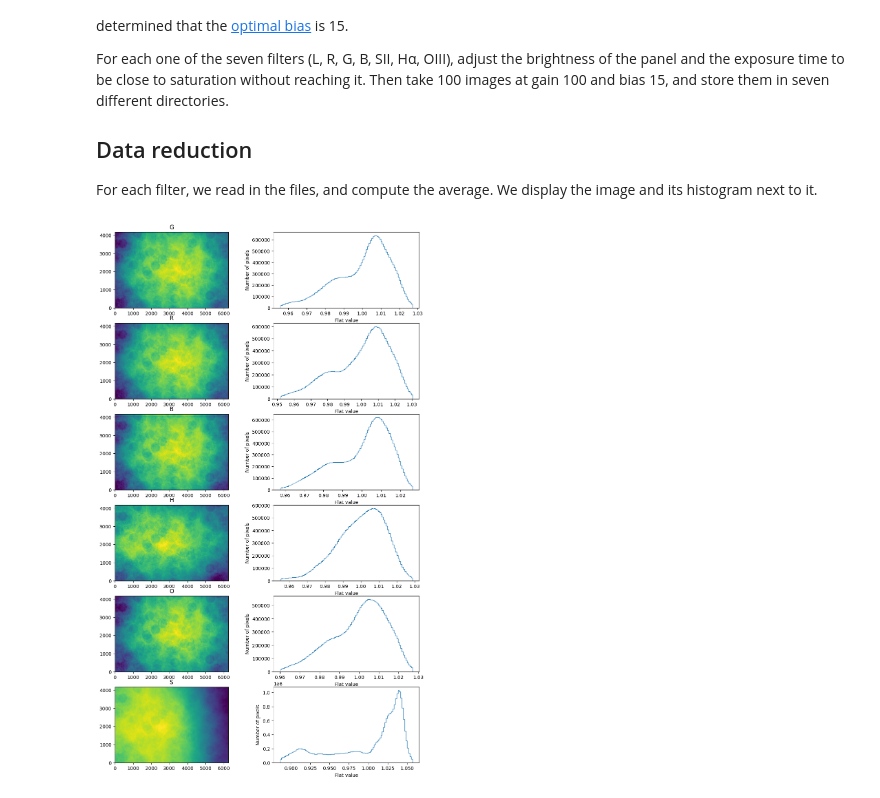
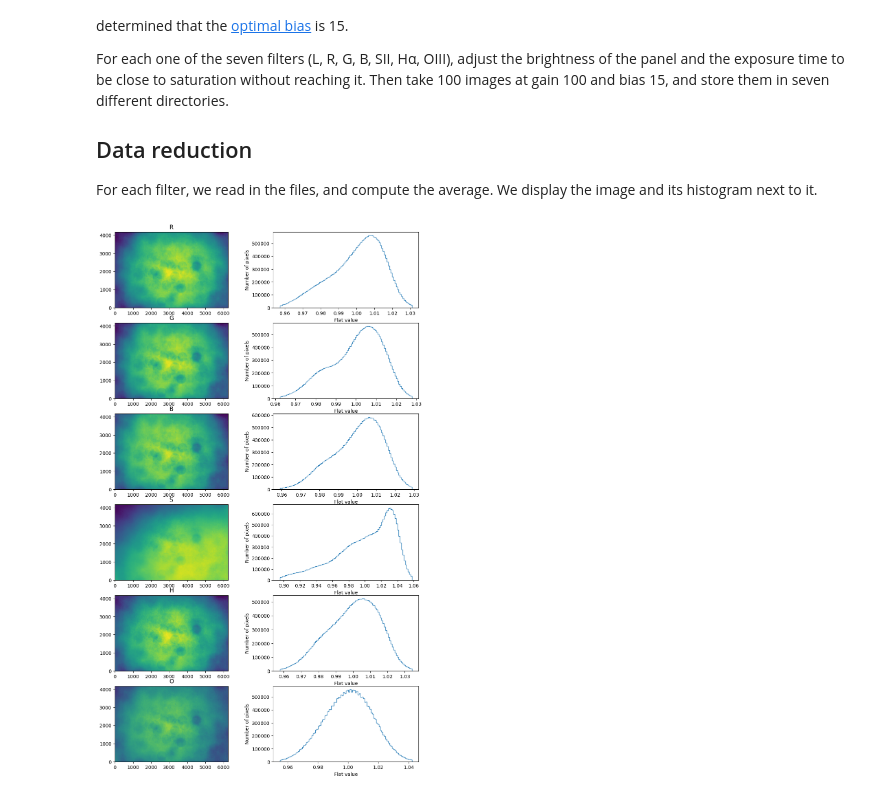
Before and after one commit to frederic-auchere/OHP, a Jupyter notebook: flats.ipynb, the cells around one changed output. Cells and saved outputs as stored; diff of their text form; code cells hidden in the pictures.

```diff
--- a/flats.ipynb
+++ b/flats.ipynb
@@ -27,42 +27,44 @@ from astropy.visualization import ImageNormalize, LinearStretch, PercentileInter
 import matplotlib.pyplot as plt
 
 # Replace by your directory
-paths = [r'E:\ASI2600MM\20230725\Flats\100\G',
-         r'E:\ASI2600MM\20230725\Flats\100\R',
-         r'E:\ASI2600MM\20230725\Flats\100\B',
-         r'E:\ASI2600MM\20230725\Flats\100\H',
-         r'E:\ASI2600MM\20230725\Flats\100\O',
-         r'E:\ASI2600MM\20230725\Flats\100\S',]
 
-dark = fits.getdata(r"C:\EOS6D\bias\asi2600mm_dark_iso100_t-5.400_0.00s_2023-07-15.fits")
+
+paths = [r'C:\Users\fauchere\Pictures\ASI2600MM\20260720\FLAT\R',
+         r'C:\Users\fauchere\Pictures\ASI2600MM\20260720\FLAT\G',
+         r'C:\Users\fauchere\Pictures\ASI2600MM\20260720\FLAT\B',
+         r'C:\Users\fauchere\Pictures\ASI2600MM\20260720\FLAT\S',
+         r'C:\Users\fauchere\Pictures\ASI2600MM\20260720\FLAT\H',
+         r'C:\Users\fauchere\Pictures\ASI2600MM\20260720\FLAT\O']
+
+dark = fits.getdata(r"C:\EOS6D\bias\ASI2600MM_dark_iso100_t-5.000_0.00s_2026-07-20_sigma_clip.fits")
 
 fix, axes = plt.subplots(len(paths), 2, figsize=(12, 20))
 
 flat_frames = []  # used to save the stacked flat frames
 base_headers = []  # used to save one header for later
 for i, path in enumerate(paths):
         files = glob.glob(os.path.join(path, '*.fits'))
 
         # Averages the flat frames
         flat_frame = 0.0
         for f in tqdm(files):
             flat_frame = flat_frame + fits.getdata(f)
         flat_frame = flat_frame / len(files)
         flat_frame = flat_frame - dark
         # Normalize to the mean
         flat_frame /= np.mean(flat_frame)
 
         flat_frames.append(flat_frame)
         base_header = fits.getheader(files[0])
         base_headers.append(base_header)
 
         norm = ImageNormalize(flat_frame, stretch=LinearStretch(), interval=PercentileInterval(99.5))
 
         axes[i, 0].imshow(flat_frame, norm=norm, origin='lower')
         axes[i, 0].set_title(base_header['FILTER'])
         axes[i, 1].hist(flat_frame.flatten(), histtype='step', bins=100, range=[norm.vmin, norm.vmax])
         axes[i, 1].set_xlabel('Flat value')
         axes[i, 1].set_ylabel('Number of pixels')
 # %% [output]
-[figure, old version]
+[figure, new version]
 # %%
```
Also changed, not shown: parts of 1 cell of this notebook, 1 other file.
